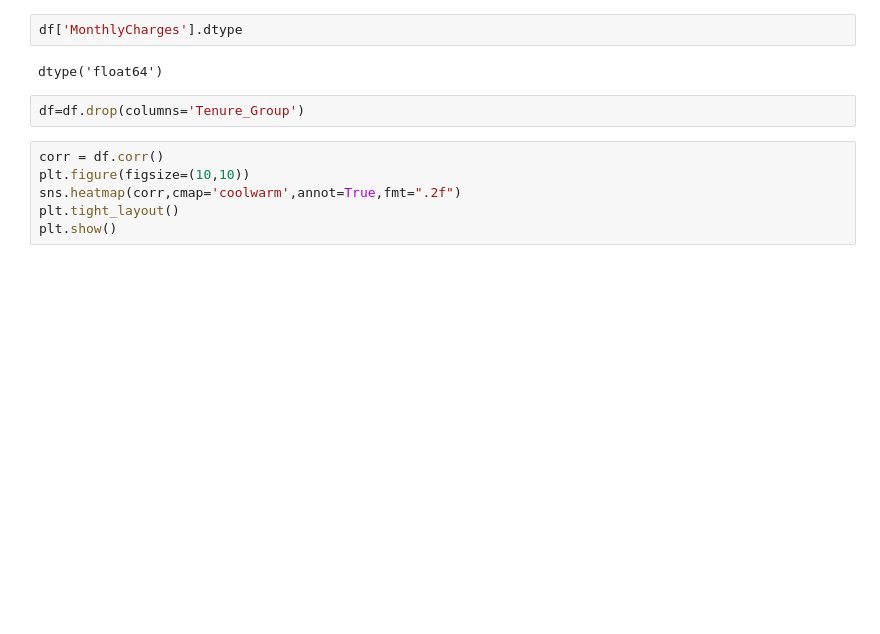
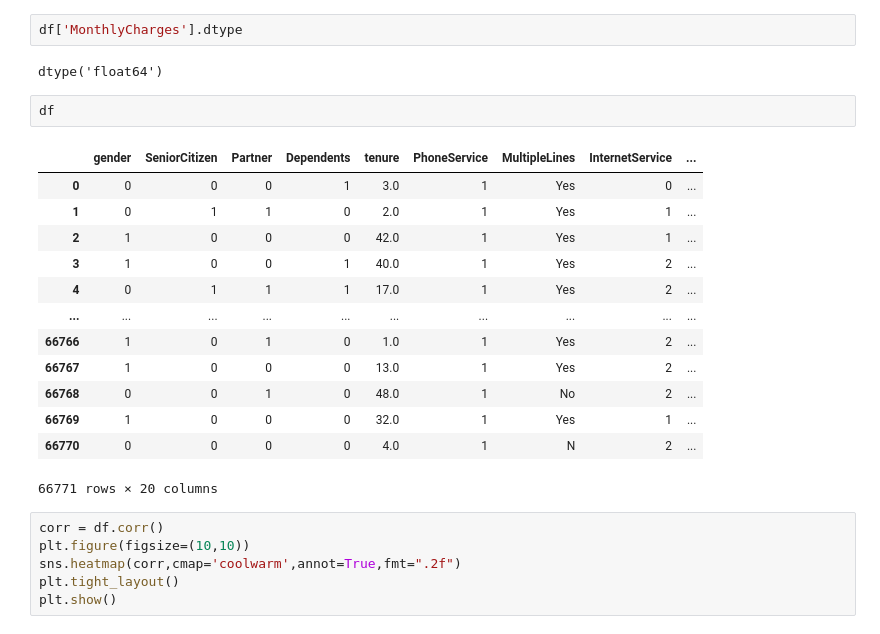
Before and after one commit to Abhay936/Churn_prediction_powerBI_dashbord, a Jupyter notebook: Churn_data_analysis_n_model.ipynb, the cells around one changed output. Drawn from its saved outputs; the diff is of its cells as text; blank space fills up the shorter version.

```diff
--- a/Churn_data_analysis_n_model.ipynb
+++ b/Churn_data_analysis_n_model.ipynb
@@ -463,8 +487,22 @@ df['TotalCharges'] = df['TotalCharges'].fillna(df['TotalCharges'].median())
 df['MonthlyCharges'].dtype
 # %% [output]
 dtype('float64')
-# %%
-df=df.drop(columns='Tenure_Group')
+# %%
+df
+# %% [output]
+|  | gender | SeniorCitizen | Partner | Dependents | tenure | PhoneService | MultipleLines | InternetService | ... |
+| 0 | 0 | 0 | 0 | 1 | 3.0 | 1 | Yes | 0 | ... |
+| 1 | 0 | 1 | 1 | 0 | 2.0 | 1 | Yes | 1 | ... |
+| 2 | 1 | 0 | 0 | 0 | 42.0 | 1 | Yes | 1 | ... |
+| 3 | 1 | 0 | 0 | 1 | 40.0 | 1 | Yes | 2 | ... |
+| 4 | 0 | 1 | 1 | 1 | 17.0 | 1 | Yes | 2 | ... |
+| ... | ... | ... | ... | ... | ... | ... | ... | ... | ... |
+| 66766 | 1 | 0 | 1 | 0 | 1.0 | 1 | Yes | 2 | ... |
+| 66767 | 1 | 0 | 0 | 0 | 13.0 | 1 | Yes | 2 | ... |
+| 66768 | 0 | 0 | 1 | 0 | 48.0 | 1 | No | 2 | ... |
+| 66769 | 1 | 0 | 0 | 0 | 32.0 | 1 | Yes | 1 | ... |
+| 66770 | 0 | 0 | 0 | 0 | 4.0 | 1 | N | 2 | ... |
+66771 rows × 20 columns
 # %%
 corr = df.corr()
 plt.figure(figsize=(10,10))
```
Also changed, not shown: parts of 53 cells of this notebook, 3 other files.
